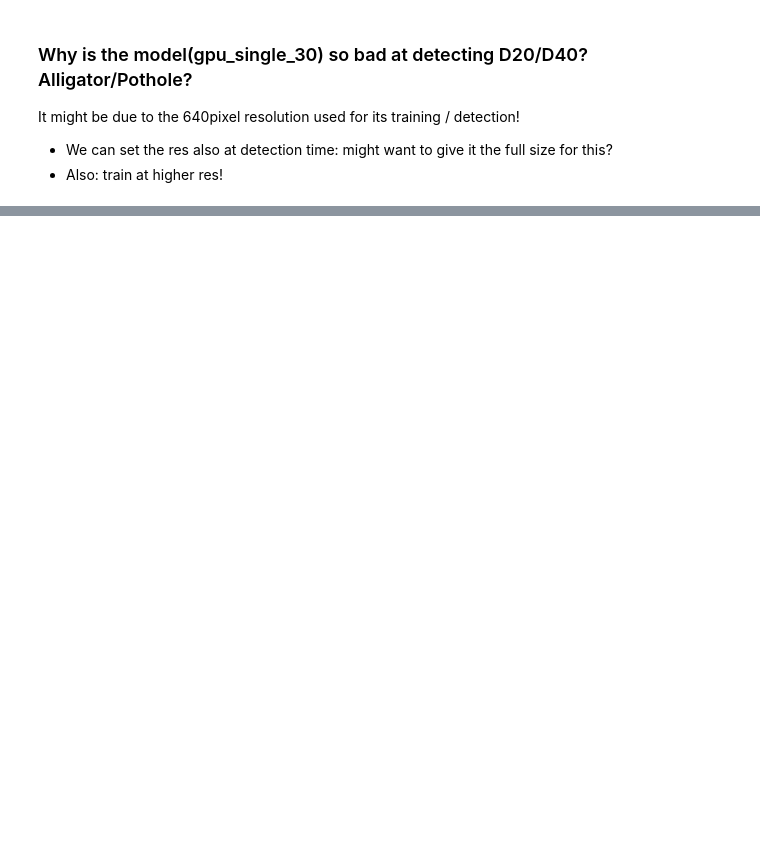
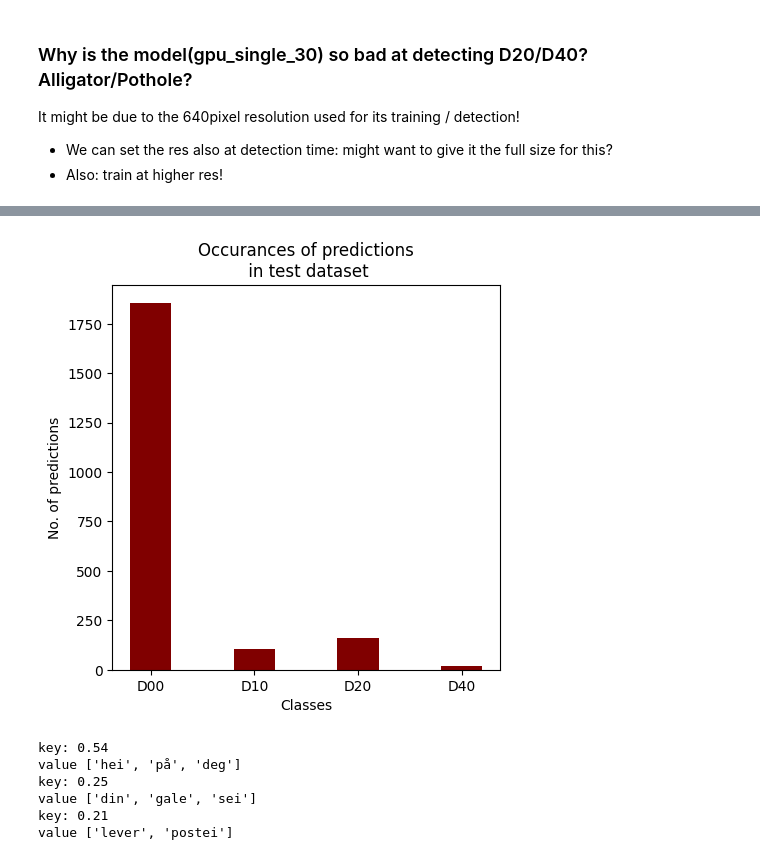
Before and after one commit to henrfj/TDT17-Project, a Jupyter notebook: model_testing.ipynb, the cells around one changed output, grey strips where cells are left out. Drawn from its saved outputs; the diff is of its cells as text; code cells hidden in the pictures; blank space fills up the shorter version.

```diff
--- a/model_testing.ipynb
+++ b/model_testing.ipynb
@@ -221,0 +338,30 @@ Original Dimensions :  (2041, 3643, 3)
+# %%
+#classes = list(d.keys())
+classes = ["D00", "D10", "D20", "D40"]
+occurances = list(stats_dict.values())
+
+fig = plt.figure(figsize = (5, 5))
+
+# creating the bar plot
+plt.bar(classes, occurances, color ='maroon',
+        width = 0.4)
+
+plt.xlabel("Classes")
+plt.ylabel("No. of predictions")
+plt.title("Occurances of predictions\n in test dataset")
+
+plt.show()
+# %% [output]
+[figure, added]
+# %%
+d = {0.25: ["din", "gale", "sei"],0.21: ["lever", "postei"], 0.54: ["hei", "på", "deg"]}
+for key in sorted(d.keys(), reverse=True):
+    print("key:",key)
+    print("value", d[key])
+# %% [output]
+key: 0.54
+value ['hei', 'på', 'deg']
+key: 0.25
+value ['din', 'gale', 'sei']
+key: 0.21
+value ['lever', 'postei']
```
Also changed, not shown: parts of 6 cells of this notebook, 26 other files.
